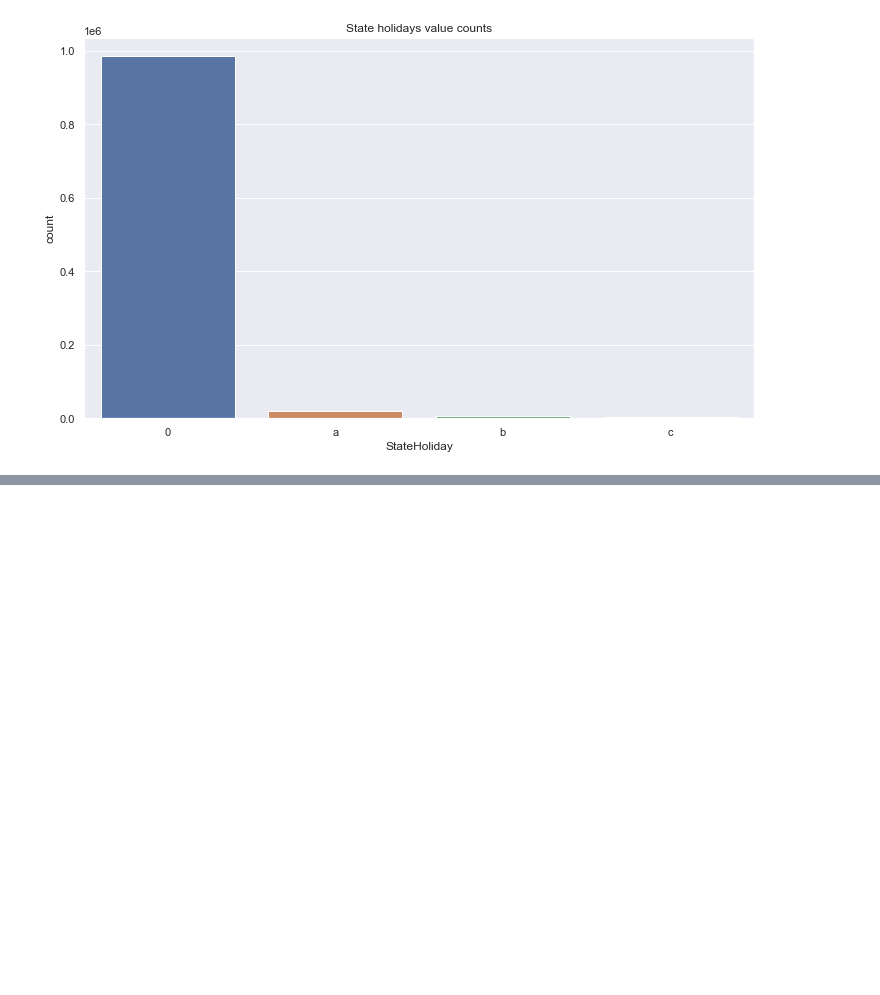
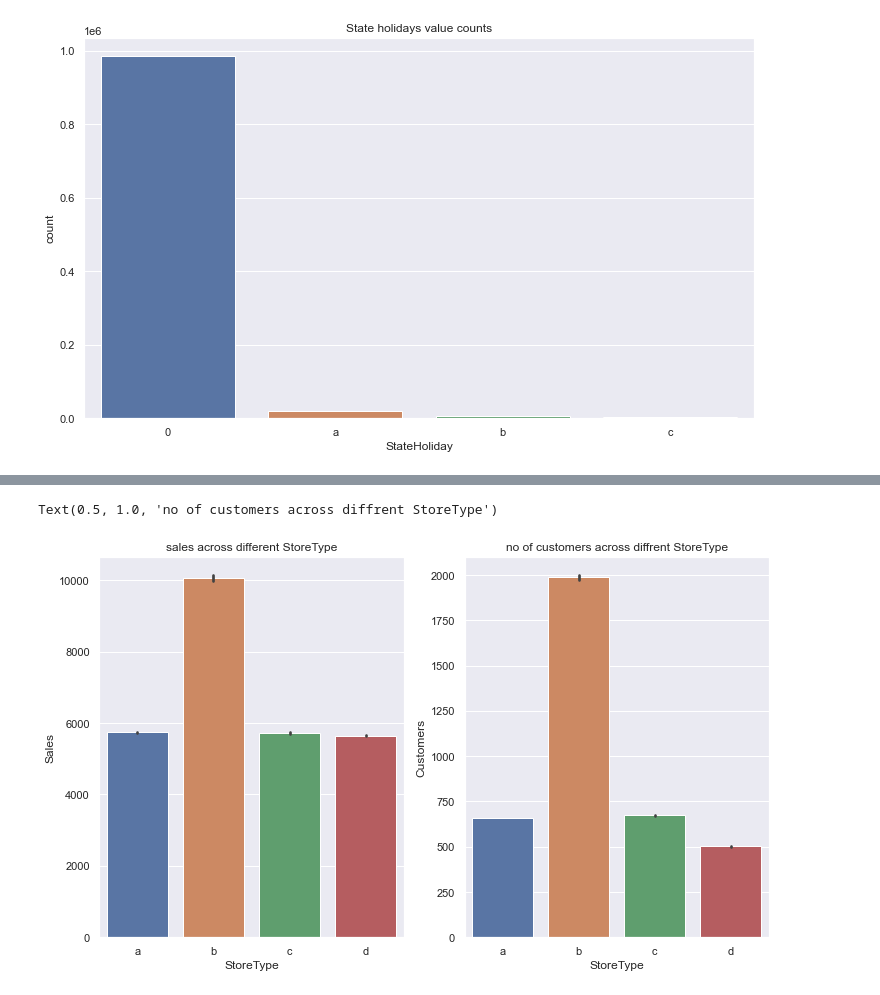
Before and after one commit to DiyeMark/Pharmaceutical-Sales-Prediction, a Jupyter notebook: notebooks/data_exploration.ipynb, the cells around one changed output, grey strips where cells are left out. Saved outputs shown, nothing was run; the diff lists cells and outputs as text; code cells hidden in the pictures; blank space fills up the shorter version.

```diff
--- a/notebooks/data_exploration.ipynb
+++ b/notebooks/data_exploration.ipynb
@@ -385,0 +374,7 @@ Text(0.5, 1.0, 'sales during Stateholidays')
+# %%
+fig, (axis1,axis2) = plt.subplots(1,2,figsize=(12,7))
+sns.barplot(x='StoreType', y='Sales', data=train_set, ax=axis1, order=['a','b','c', 'd']).set_title('sales across different StoreType')
+sns.barplot(x='StoreType', y='Customers', data=train_set, ax=axis2, order=['a','b','c', 'd']).set_title('no of customers across diffrent StoreType')
+# %% [output]
+Text(0.5, 1.0, 'no of customers across diffrent StoreType')
+[figure, added]
```
Also changed, not shown: parts of 61 cells of this notebook.
